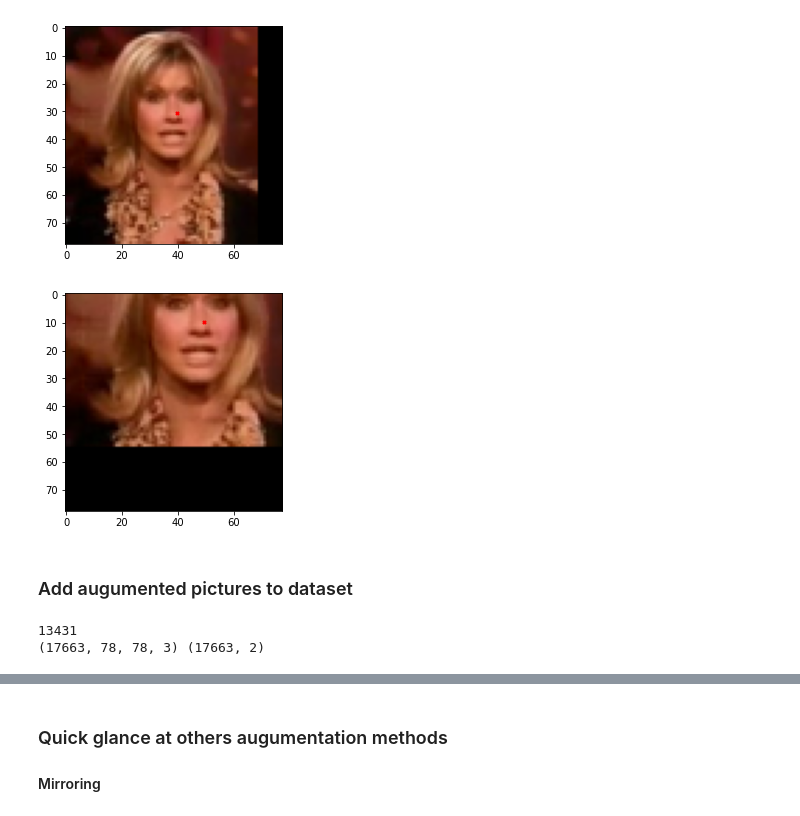
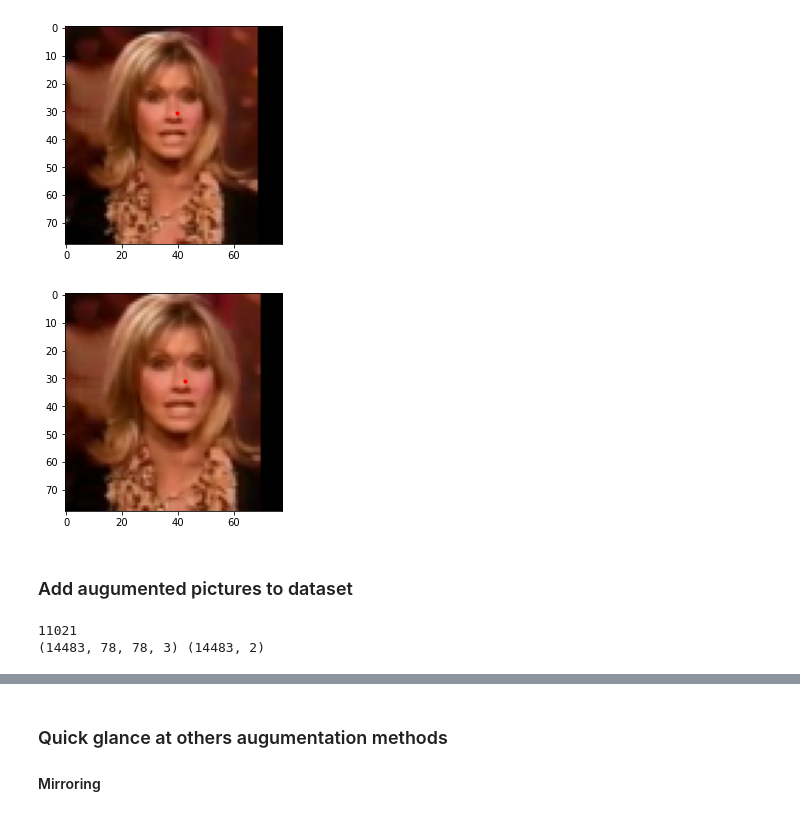
Before and after one commit to cicheck/find-the-nose, a Jupyter notebook: notebooks/data.ipynb, the cells around one changed output, grey strips where cells are left out. Cells and saved outputs as stored; diff of their text form; code cells hidden in the pictures.

```diff
--- a/notebooks/data.ipynb
+++ b/notebooks/data.ipynb
@@ -46,8 +43,8 @@ print(os.listdir(data_path))
 # %%
 fk_data_path = os.path.join(data_path, "Facial Keypoints")
 print(os.listdir(fk_data_path))
-labels_df = load_fk_dataset(fk_data_path)
-print(labels_df.head(2))
+train_labels_df, test_labels_df = load_fk_dataset(fk_data_path)
+print(train_labels_df.head(2))
 # %% [output]
 ['test', 'test_frames_keypoints.csv', 'training', 'training_frames_keypoints.csv']
                                            file_name     0     1     2      3  \
@@ -101,8 +98,9 @@ print("Our target will be 30-th point")
 Our target will be 30-th point
 [figure]
 # %%
-labels_df = extract_target_fk(labels_df)
-print(labels_df.head(2))
+train_labels_df = extract_target_fk(train_labels_df)
+test_labels_df = extract_target_fk(test_labels_df)
+print(train_labels_df.head(2))
 # %% [output]
                                            file_name  x_coord  y_coord
 0  C:\Users\ciche\OneDrive\Pulpit\solvro\Face-Cen...     79.0    102.0
@@ -143,7 +141,7 @@ plt.show()
 ### Preprocess data
 # %%
 # Example 1
-row = labels_df.iloc[9,:]
+row = train_labels_df.iloc[9,:]
 file_name = row['file_name']
 x_cord = row['x_coord']
 y_cord = row['y_coord']
@@ -180,19 +178,19 @@ plot_face(X[500], Y[500])
 [figure]
 # %%
 i = 500
-suc, img_arr, coord = select_image_part(labels_df['file_name'][i], [labels_df['x_coord'][i], labels_df['y_coord'][i]], min_size=IMG_SIZE)
+suc, img_arr, coord = select_image_part(train_labels_df['file_name'][i], [train_labels_df['x_coord'][i], train_labels_df['y_coord'][i]], min_size=IMG_SIZE)
 if suc:
     img_arr, x_scale, y_scale = resize_picture(img_arr, new_size=IMG_SIZE)
     plot_face(img_arr, [coord[0] * x_scale, coord[1] * y_scale])
 # %% [output]
-[figure, old version]
+[figure, new version]
 # %% [markdown]
 ### Add augumented pictures to dataset
 # %%
-S_X, S_Y = apply_select_image_part(labels_df, min_size=IMG_SIZE)
-X = np.concatenate((X, S_X))
-Y = np.concatenate((Y, S_Y))
-print(X.shape, Y.shape)
+S_X, S_Y = apply_select_image_part(train_labels_df, min_size=IMG_SIZE)
+X_train = np.concatenate((X_train, S_X))
+Y_train = np.concatenate((Y_train, S_Y))
+print(X_train.shape, Y_train.shape)
 # %% [output]
-13431
-(17663, 78, 78, 3) (17663, 2)
+11021
+(14483, 78, 78, 3) (14483, 2)
```
Also changed, not shown: parts of 20 cells of this notebook, 16 other files.
